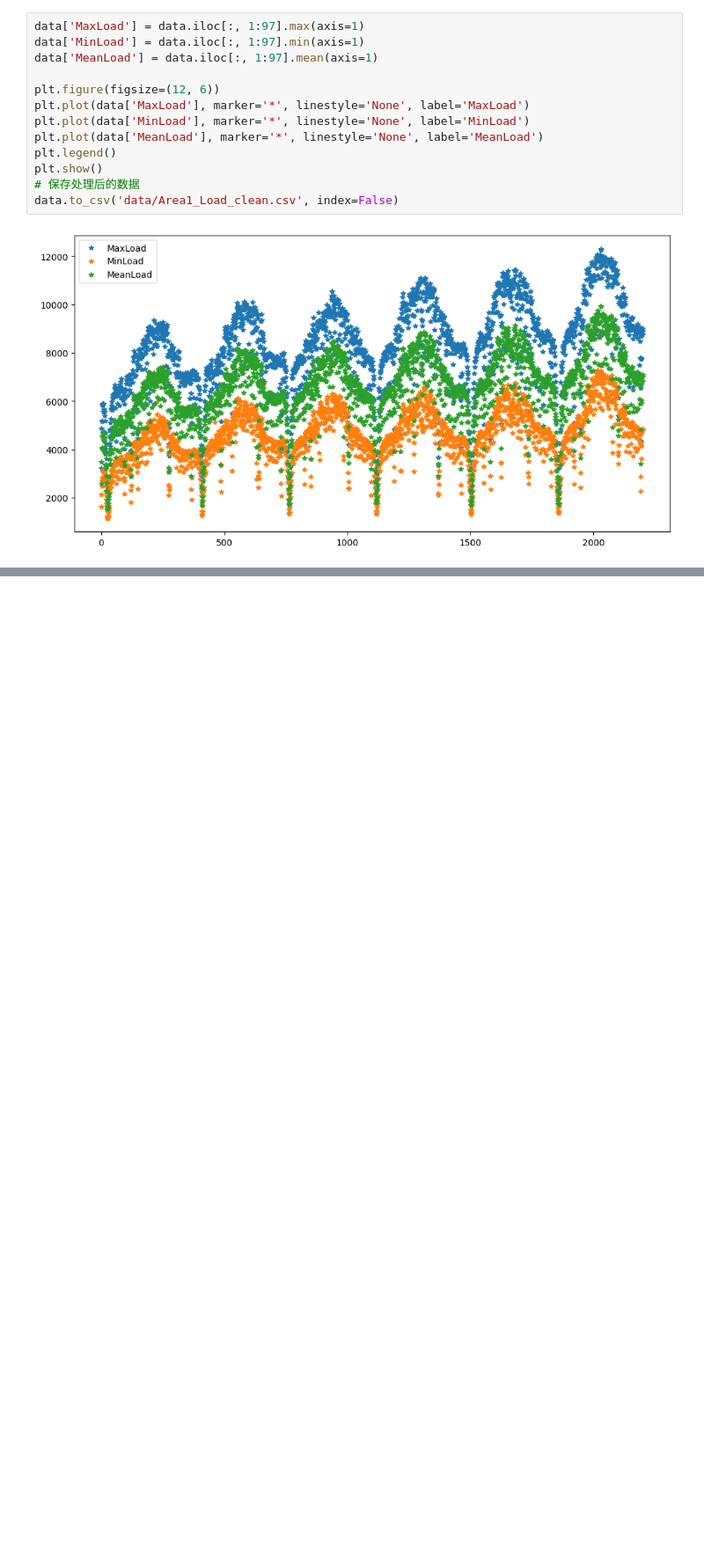
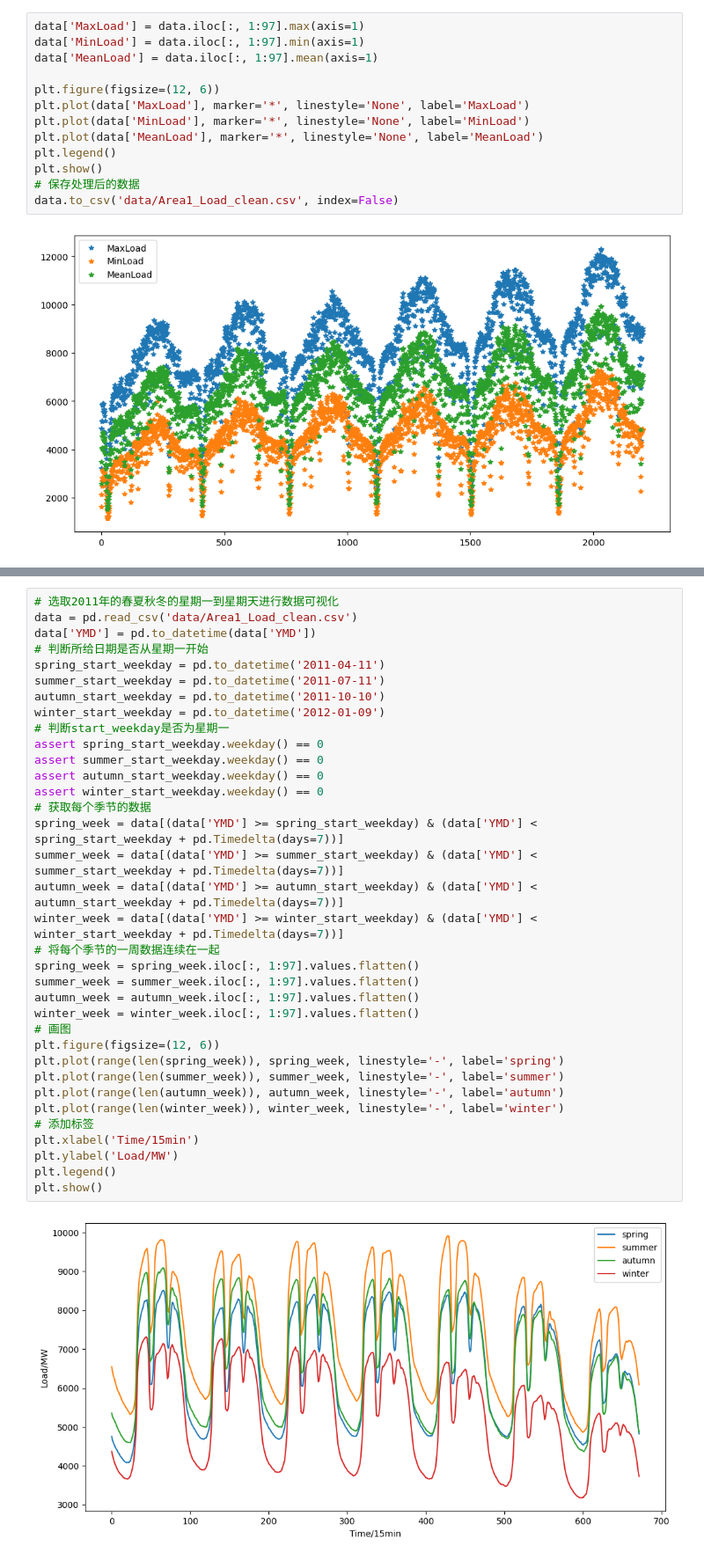
Before and after one commit to John-Chen92/Electricity_Load_Forecast, a Jupyter notebook: data_analyse.ipynb, the cells around one changed output, grey strips where cells are left out. Shown at 88% size. Cells and saved outputs as stored; diff of their text form; blank space fills up the shorter version.

Commit message:
Completed weekly load cyclicity analysis

```diff
--- a/data_analyse.ipynb
+++ b/data_analyse.ipynb
@@ -139,0 +162,37 @@ plt.show()
+# %%
+# 选取2011年的春夏秋冬的星期一到星期天进行数据可视化
+data = pd.read_csv('data/Area1_Load_clean.csv')
+data['YMD'] = pd.to_datetime(data['YMD'])
+# 判断所给日期是否从星期一开始
+spring_start_weekday = pd.to_datetime('2011-04-11')
+summer_start_weekday = pd.to_datetime('2011-07-11')
+autumn_start_weekday = pd.to_datetime('2011-10-10')
+winter_start_weekday = pd.to_datetime('2012-01-09')
+# 判断start_weekday是否为星期一
+assert spring_start_weekday.weekday() == 0
+assert summer_start_weekday.weekday() == 0
+assert autumn_start_weekday.weekday() == 0
+assert winter_start_weekday.weekday() == 0
+# 获取每个季节的数据
+spring_week = data[(data['YMD'] >= spring_start_weekday) & (data['YMD'] < spring_start_weekday + pd.Timedelta(days=7))]
+summer_week = data[(data['YMD'] >= summer_start_weekday) & (data['YMD'] < summer_start_weekday + pd.Timedelta(days=7))]
+autumn_week = data[(data['YMD'] >= autumn_start_weekday) & (data['YMD'] < autumn_start_weekday + pd.Timedelta(days=7))]
+winter_week = data[(data['YMD'] >= winter_start_weekday) & (data['YMD'] < winter_start_weekday + pd.Timedelta(days=7))]
+# 将每个季节的一周数据连续在一起
+spring_week = spring_week.iloc[:, 1:97].values.flatten()
+summer_week = summer_week.iloc[:, 1:97].values.flatten()
+autumn_week = autumn_week.iloc[:, 1:97].values.flatten()
+winter_week = winter_week.iloc[:, 1:97].values.flatten()
+# 画图
+plt.figure(figsize=(12, 6))
+plt.plot(range(len(spring_week)), spring_week, linestyle='-', label='spring')
+plt.plot(range(len(summer_week)), summer_week, linestyle='-', label='summer')
+plt.plot(range(len(autumn_week)), autumn_week, linestyle='-', label='autumn')
+plt.plot(range(len(winter_week)), winter_week, linestyle='-', label='winter')
+# 添加标签
+plt.xlabel('Time/15min')
+plt.ylabel('Load/MW')
+plt.legend()
+plt.show()
+# %% [output]
+[figure, added]
```
Also changed, not shown: parts of 7 cells of this notebook, 2 other files.
